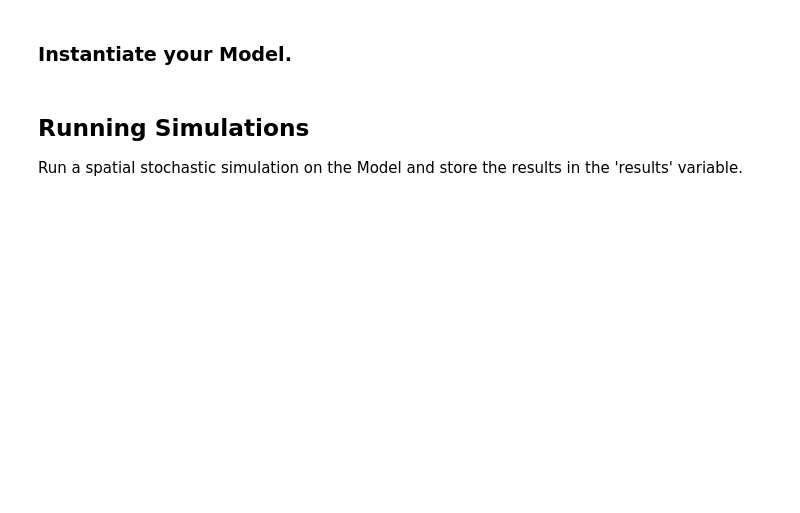
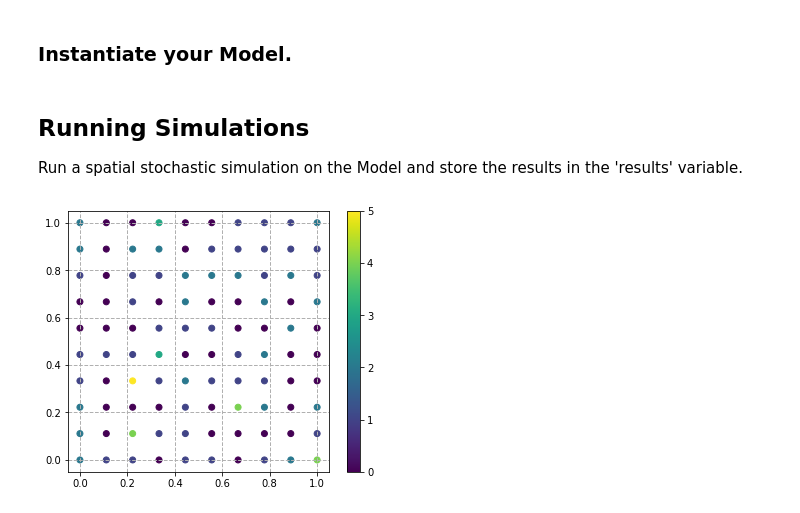
Before and after one commit to StochSS/SpatialPy, a Jupyter notebook: examples/Start_Here.ipynb, the cells around one changed output. Saved outputs shown, nothing was run; the diff lists cells and outputs as text; code cells hidden in the pictures; blank space fills up the shorter version.

```diff
--- a/examples/Start_Here.ipynb
+++ b/examples/Start_Here.ipynb
@@ -42,17 +43,15 @@ class SpatialBirthDeath(Model):
     def __init__(self):
 
         # Intialize the Model with a name of your choosing.
-        Model.__init__(self, model_name='Spatial Birth-Death')
+        Model.__init__(self, name='Spatial Birth-Death')
 
         """
         A domain defines points and attributes of a regional space for simulation.
 
         - xlim: highest and lowest coordinate in the x dimension.
         - ylim: highest and lowest coordinate in the y dimension.
-        - zlim: highest and lowest coordinate in the z dimension.
         - nx: number of particle spacing in the x dimension.
         - ny: number of particle spacing in the y dimension.
-        - nz: number of particle spacing in the z dimension.
         - type_id: default type ID of particles to be created. Defaults to 1.
         - mass: default mass of particles to be created. Defaults to 1.0.
         - nu: default viscosity of particles to be created. Defaults to 1.0.
@@ -64,8 +63,8 @@ class SpatialBirthDeath(Model):
         - P0: Background pressure for the system
         - gravity: Acceleration of gravity for the system.
         """
-        domain = Domain.create_3D_domain(
-            xlim=(0, 1), ylim=(0, 1), zlim=(0, 0.1), nx=10, ny=10, nz=1, type_id=self.HABITAT, fixed=True
+        domain = Domain.create_2D_domain(
+            xlim=(0, 1), ylim=(0, 1), nx=10, ny=10, type_id=self.HABITAT, fixed=True
         )
 
         # Add the Domain to the Model
@@ -91,7 +90,7 @@ class SpatialBirthDeath(Model):
         - count: The initial condition for the target species.
         - types: Type IDs of the particles to place the initial condition.
         """
-        init_rabbit_pop = ScatterInitialCondition(species=rabbits, count=100)
+        init_rabbit_pop = ScatterInitialCondition(species=Rabbits, count=100)
 
         # Add Initial Conditions to the Model
         self.add_initial_condition(init_rabbit_pop)
@@ -122,15 +121,15 @@ class SpatialBirthDeath(Model):
         birth = Reaction(
             name='birth',
             reactants={},
-            products={rabbits:1},
-            rate=kb
+            products={"Rabbits":1},
+            rate="k_birth"
         )
 
         death = Reaction(
             name='death',
-            reactants={rabbits:1},
+            reactants={"Rabbits":1},
             products={},
-            rate=kd
+            rate="k_death"
         )
 
         # Add the Reactions to the Model.
@@ -159 +150,5 @@ result.plot_property('type')
+# %%
+result.plot_species('Rabbits', use_matplotlib=True)
+# %% [output]
+[figure, added]
 # %%
```
Also changed, not shown: parts of 6 cells of this notebook.
